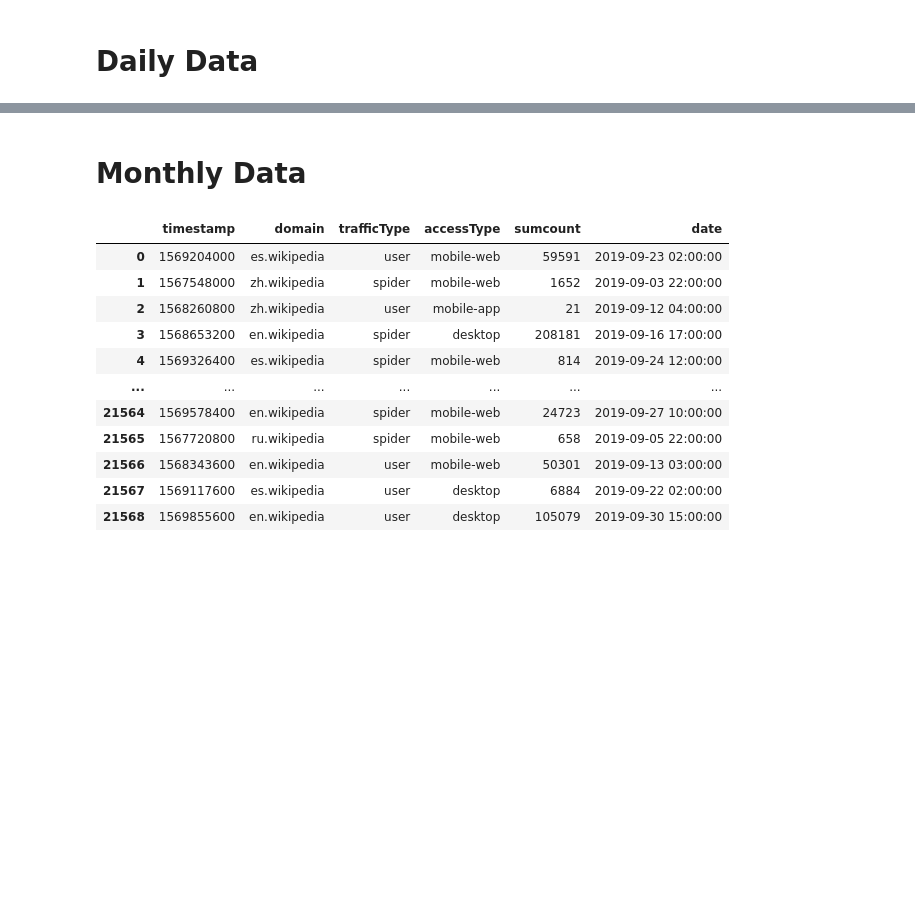
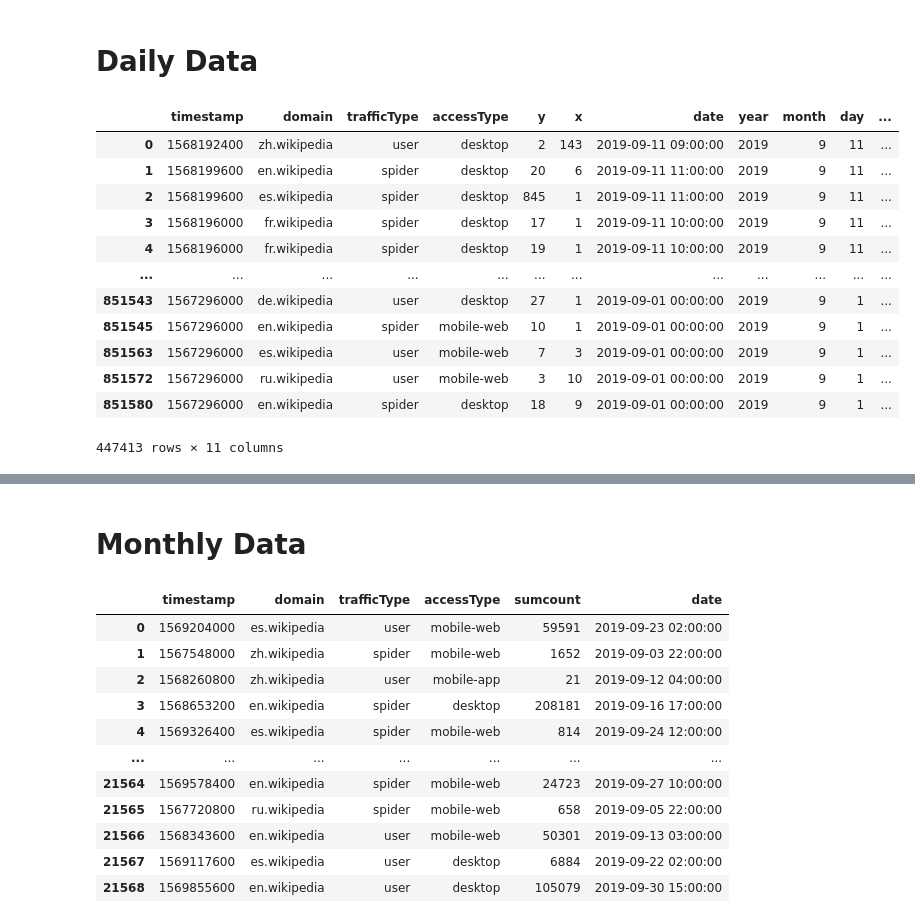
Before and after one commit to charelF/LSDEW4, a Jupyter notebook: exploration/charel/website_data_transformer.ipynb, the cells around one changed output, grey strips where cells are left out. Saved outputs shown, nothing was run; the diff lists cells and outputs as text; code cells hidden in the pictures; blank space fills up the shorter version.

```diff
--- a/exploration/charel/website_data_transformer.ipynb
+++ b/exploration/charel/website_data_transformer.ipynb
@@ -54,0 +60,22 @@ for tt in ["user", "spider"]:
+# %%
+df = pd.read_parquet("../../data/website/databricks/hourly2/sep2019.parquet").drop_duplicates()
+df["date"] = pd.to_datetime(df["timestamp"], unit="s")
+df["year"] = df.date.dt.year
+df["month"] = df.date.dt.month
+df["day"] = df.date.dt.day
+df["hour"] = df.date.dt.hour
+df
+# %% [output]
+|  | timestamp | domain | trafficType | accessType | y | x | date | year | month | day | ... |
+| 0 | 1568192400 | zh.wikipedia | user | desktop | 2 | 143 | 2019-09-11 09:00:00 | 2019 | 9 | 11 | ... |
+| 1 | 1568199600 | en.wikipedia | spider | desktop | 20 | 6 | 2019-09-11 11:00:00 | 2019 | 9 | 11 | ... |
+| 2 | 1568199600 | es.wikipedia | spider | desktop | 845 | 1 | 2019-09-11 11:00:00 | 2019 | 9 | 11 | ... |
+| 3 | 1568196000 | fr.wikipedia | spider | desktop | 17 | 1 | 2019-09-11 10:00:00 | 2019 | 9 | 11 | ... |
+| 4 | 1568196000 | fr.wikipedia | spider | desktop | 19 | 1 | 2019-09-11 10:00:00 | 2019 | 9 | 11 | ... |
+| ... | ... | ... | ... | ... | ... | ... | ... | ... | ... | ... | ... |
+| 851543 | 1567296000 | de.wikipedia | user | desktop | 27 | 1 | 2019-09-01 00:00:00 | 2019 | 9 | 1 | ... |
+| 851545 | 1567296000 | en.wikipedia | spider | mobile-web | 10 | 1 | 2019-09-01 00:00:00 | 2019 | 9 | 1 | ... |
+| 851563 | 1567296000 | es.wikipedia | user | mobile-web | 7 | 3 | 2019-09-01 00:00:00 | 2019 | 9 | 1 | ... |
+| 851572 | 1567296000 | ru.wikipedia | user | mobile-web | 3 | 10 | 2019-09-01 00:00:00 | 2019 | 9 | 1 | ... |
+| 851580 | 1567296000 | en.wikipedia | spider | desktop | 18 | 9 | 2019-09-01 00:00:00 | 2019 | 9 | 1 | ... |
+447413 rows × 11 columns
```
Also changed, not shown: parts of 7 cells of this notebook.
